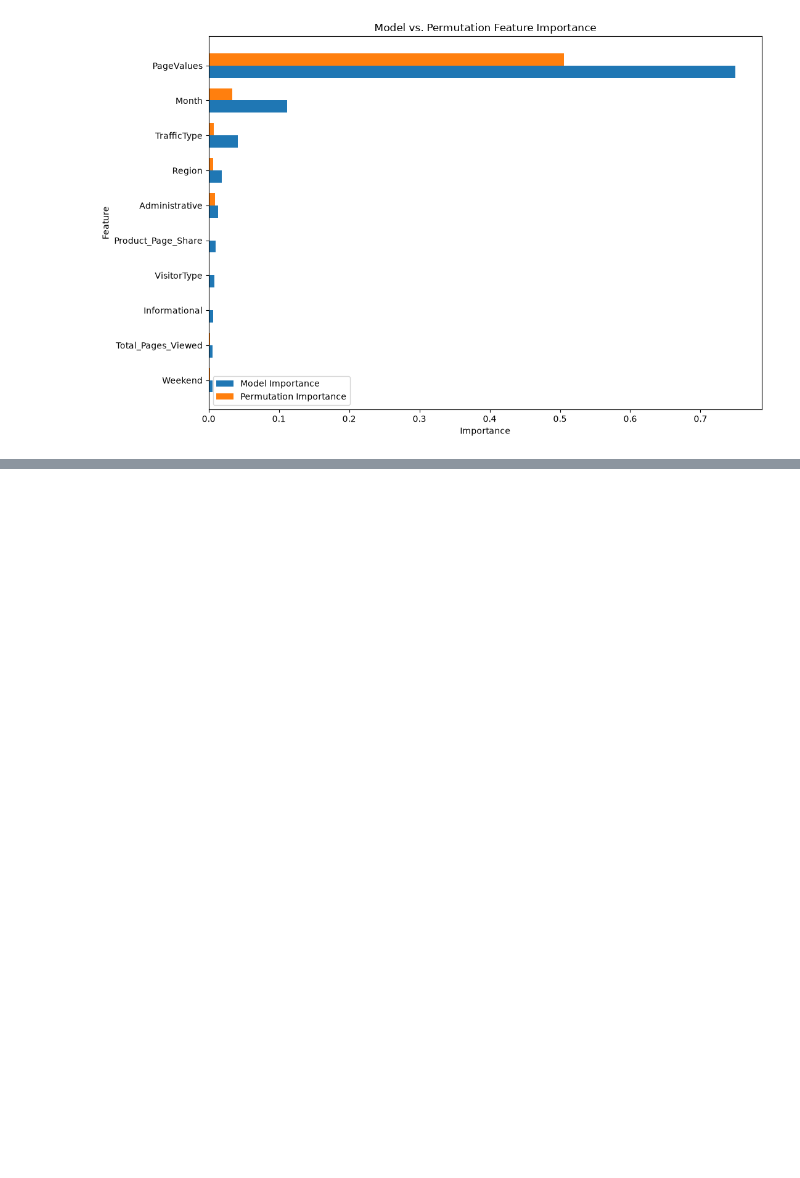
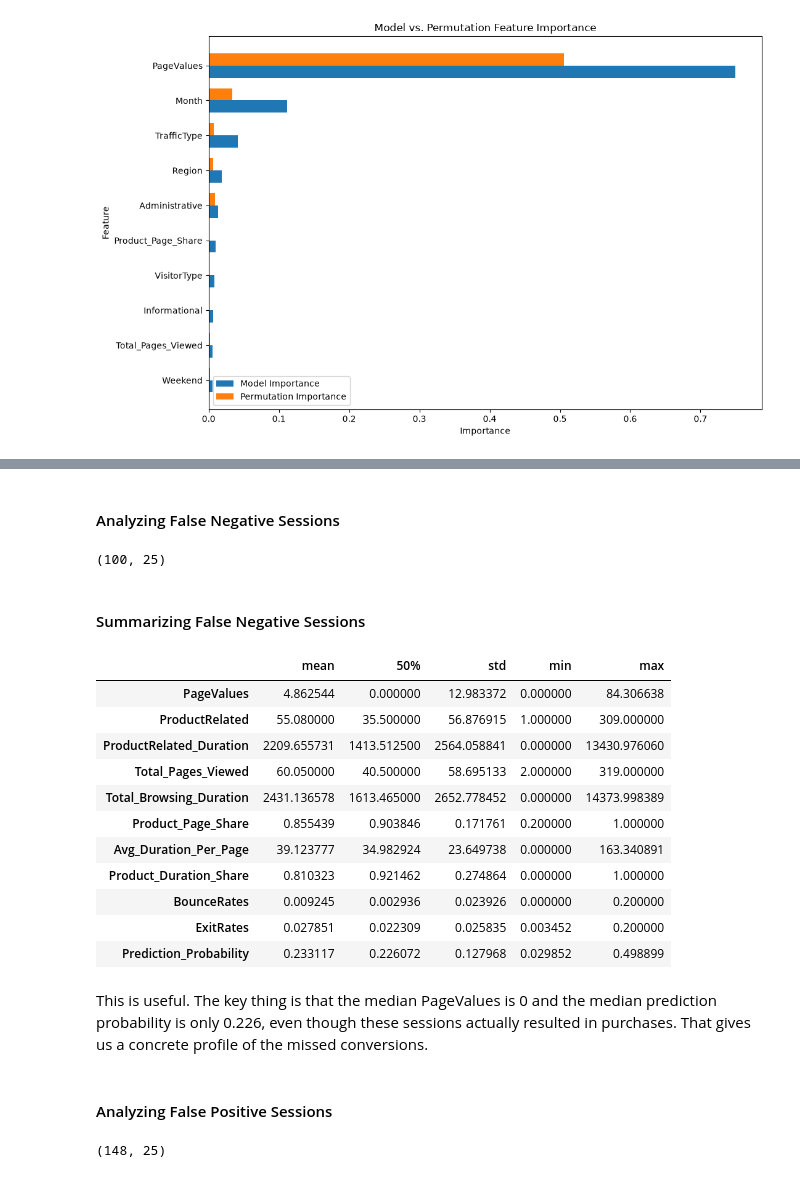
Before and after one commit to TejasMJ/ecommerce-conversion-dynamics, a Jupyter notebook: notebooks/07_model_explainability.ipynb, the cells around one changed output, grey strips where cells are left out. Drawn from its saved outputs; the diff is of its cells as text; code cells hidden in the pictures; blank space fills up the shorter version.

```diff
--- a/notebooks/07_model_explainability.ipynb
+++ b/notebooks/07_model_explainability.ipynb
@@ -435,0 +438,6 @@ plt.show()
+# %%
+final_predictions_data = pd.read_csv(
+    '../data/processed/final_model_predictions.csv'
+)
+
+final_predictions_data.head()
@@ -435,0 +452,59 @@ plt.show()
+# %% [markdown]
+#### Analyzing False Negative Sessions
+# %%
+false_negatives = final_predictions_data[
+    (final_predictions_data['Actual'] == True) &
+    (final_predictions_data['Predicted'] == False)
+].copy()
+
+false_negatives.shape
+# %% [output]
+(100, 25)
+# %% [markdown]
+#### Summarizing False Negative Sessions
+# %%
+false_negative_profile = false_negatives[
+    [
+        'PageValues',
+        'ProductRelated',
+        'ProductRelated_Duration',
+        'Total_Pages_Viewed',
+        'Total_Browsing_Duration',
+        'Product_Page_Share',
+        'Avg_Duration_Per_Page',
+        'Product_Duration_Share',
+        'BounceRates',
+        'ExitRates',
+        'Prediction_Probability'
+    ]
+].describe().T
+
+false_negative_profile[
+    ['mean', '50%', 'std', 'min', 'max']
+]
+# %% [output]
+|  | mean | 50% | std | min | max |
+| PageValues | 4.862544 | 0.000000 | 12.983372 | 0.000000 | 84.306638 |
+| ProductRelated | 55.080000 | 35.500000 | 56.876915 | 1.000000 | 309.000000 |
+| ProductRelated_Duration | 2209.655731 | 1413.512500 | 2564.058841 | 0.000000 | 13430.976060 |
+| Total_Pages_Viewed | 60.050000 | 40.500000 | 58.695133 | 2.000000 | 319.000000 |
+| Total_Browsing_Duration | 2431.136578 | 1613.465000 | 2652.778452 | 0.000000 | 14373.998389 |
+| Product_Page_Share | 0.855439 | 0.903846 | 0.171761 | 0.200000 | 1.000000 |
+| Avg_Duration_Per_Page | 39.123777 | 34.982924 | 23.649738 | 0.000000 | 163.340891 |
+| Product_Duration_Share | 0.810323 | 0.921462 | 0.274864 | 0.000000 | 1.000000 |
+| BounceRates | 0.009245 | 0.002936 | 0.023926 | 0.000000 | 0.200000 |
+| ExitRates | 0.027851 | 0.022309 | 0.025835 | 0.003452 | 0.200000 |
+| Prediction_Probability | 0.233117 | 0.226072 | 0.127968 | 0.029852 | 0.498899 |
+# %% [markdown]
+This is useful. The key thing is that the median PageValues is 0 and the median prediction probability is only 0.226, even though these sessions actually resulted in purchases. That gives us a concrete profile of the missed conversions.
+# %% [markdown]
+#### Analyzing False Positive Sessions
+# %%
+false_positives = final_predictions_data[
+    (final_predictions_data['Actual'] == False) &
+    (final_predictions_data['Predicted'] == True)
+].copy()
+
+false_positives.shape
+# %% [output]
+(148, 25)
```
Also changed, not shown: parts of 16 cells of this notebook, 3 other files.
